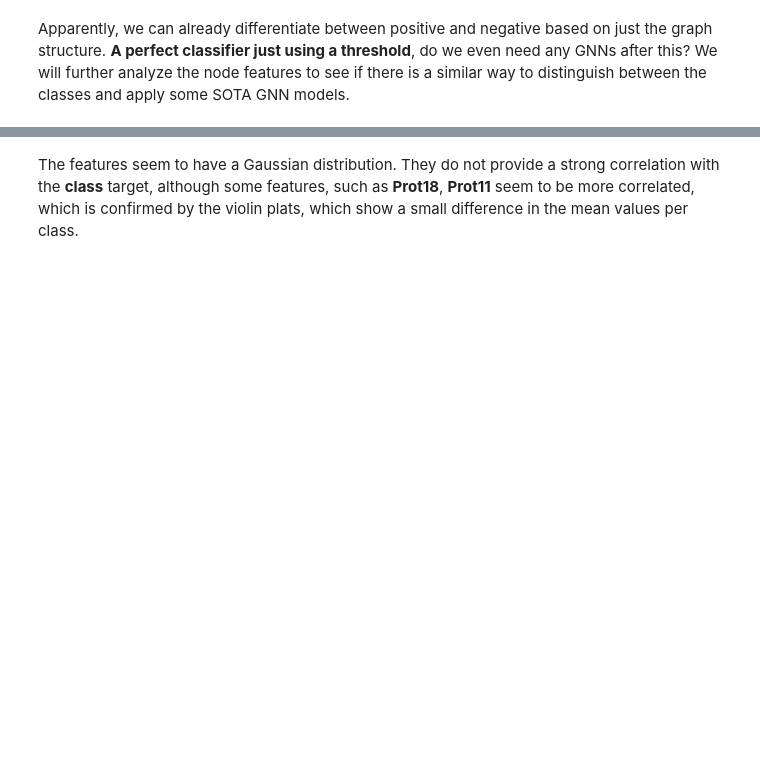
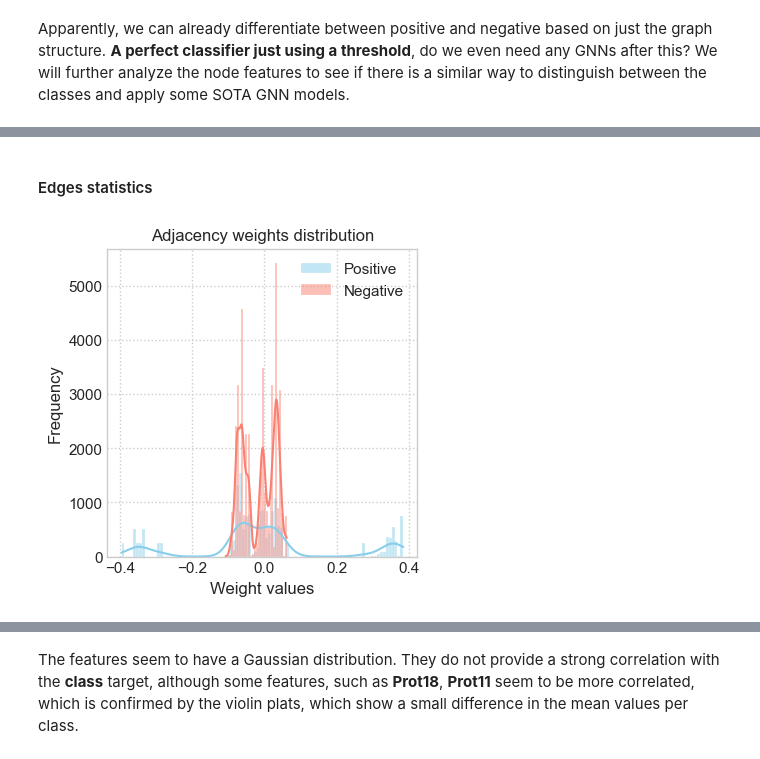
Before and after one commit to Bulbatronik/Exploring-GNN-for-Gaussian-Graphs, a Jupyter notebook: project.ipynb, the cells around one changed output, grey strips where cells are left out. Cells and saved outputs as stored; diff of their text form; code cells hidden in the pictures; blank space fills up the shorter version.

```diff
--- a/project.ipynb
+++ b/project.ipynb
@@ -159,0 +176,20 @@ corr_mtrx = corr_mtrx(corr, save_path)
+# %% [markdown]
+#### Edges statistics
+# %%
+# Plot weights distribution of adjacency matrices
+A_pos = A[np.where(y==1)[0]]
+A_neg = A[np.where(y==0)[0]]
+
+plt.style.use("seaborn-v0_8-whitegrid")
+fig, ax = plt.subplots(figsize=(4, 4))
+ax = histogram_classes(A_pos[A_pos!=0], A_neg[A_neg!=0], None, ax, kde=True)
+
+ax.set_title('Adjacency weights distribution')
+ax.set_xlabel('Weight values')
+
+save_path = fig_path / 'Adj_weights_distr.png'
+if save_path is not None:
+    plt.savefig(save_path)
+plt.show()
+# %% [output]
+[figure, added]
```
Also changed, not shown: parts of 35 cells of this notebook, 11 other files.
